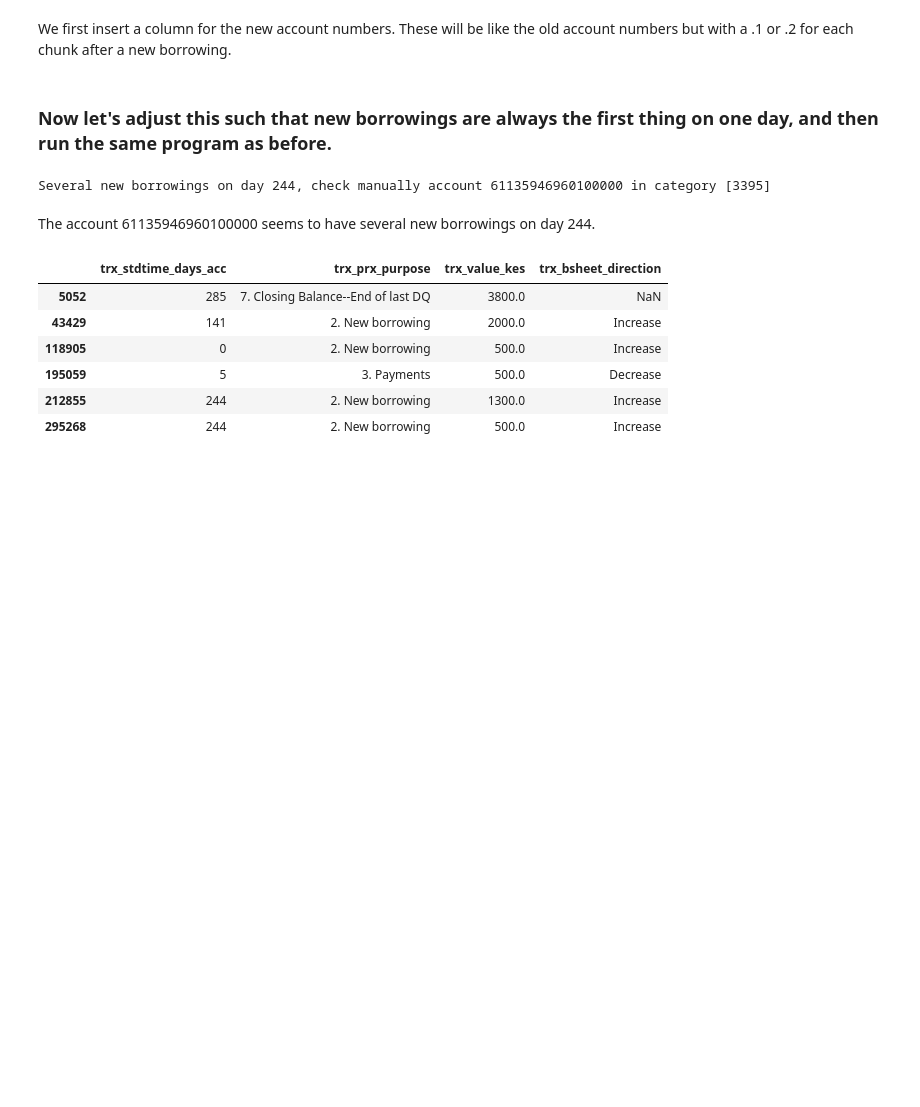
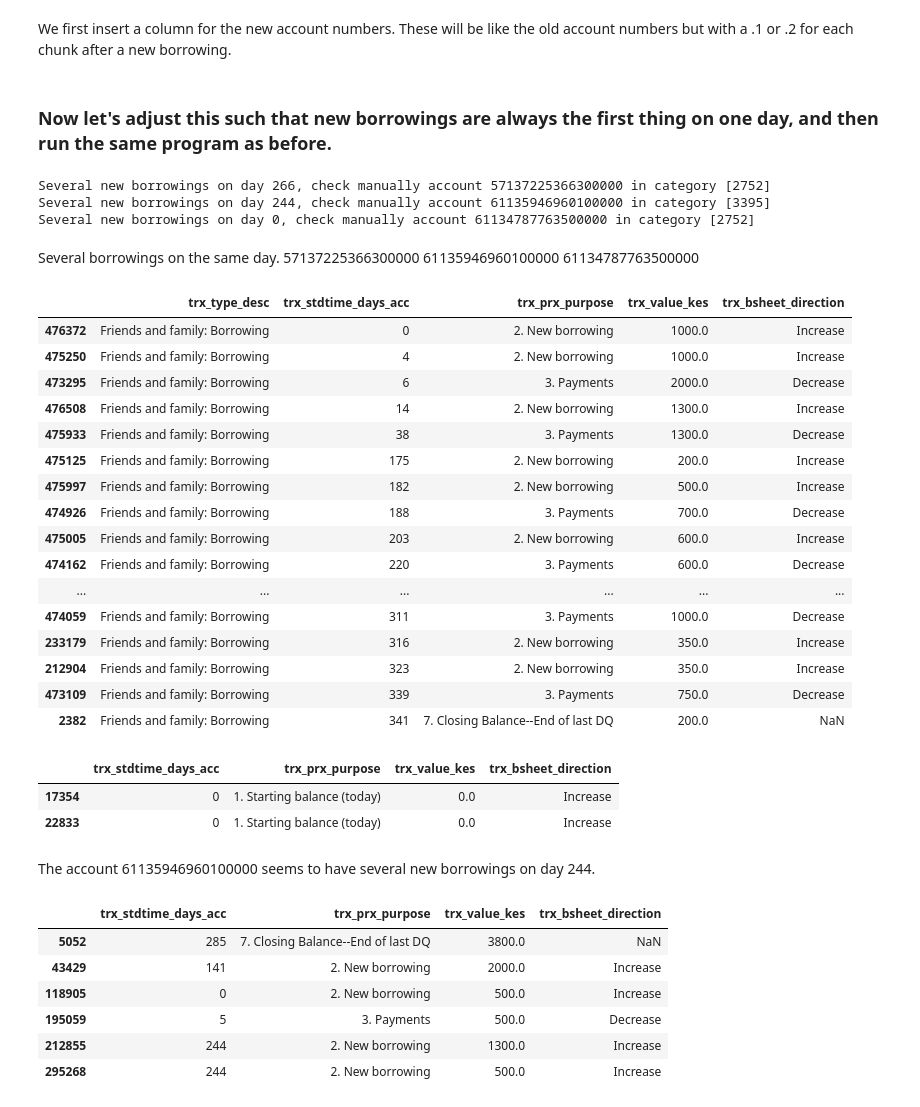
Before and after one commit to julclu/kenya_financial_diaries, a Jupyter notebook: ella/Pure_Truncation_Ella.ipynb, the cells around one changed output. Drawn from its saved outputs; the diff is of its cells as text; code cells hidden in the pictures; blank space fills up the shorter version.

```diff
--- a/ella/Pure_Truncation_Ella.ipynb
+++ b/ella/Pure_Truncation_Ella.ipynb
@@ -69,7 +75,9 @@ dfb.insert(df.columns.get_loc("account_ids")+1,"new_account_ids", ["-"]*(dfb.sha
 # %% [markdown]
 ### Now let's adjust this such that new borrowings are always the first thing on one day, and then run the same program as before.
 # %%
+accs = []
 for acc in dfb["account_ids"].unique():
+    accs.append(acc)
     i=0
     # we will use "indices" to save the reordered indices of the dataset for each unique loan
     indices = []
@@ -81,7 +89,7 @@ for acc in dfb["account_ids"].unique():
     # sort the dataset according to time
     lna = lna.sort_values("trx_stdtime_days_acc")
     # for each day in the dataset of the account, we check whether there was
-    # a new borrowingo or starting balance and if yes reorder
+    # a new borrowing or starting balance and if yes reorder
     for d in lna["trx_stdtime_days_acc"].unique():
         # if only one entry that day we just add the index to indices
         if lna[lna["trx_stdtime_days_acc"]==d].shape[0]==1:
@@ -91,6 +99,8 @@ for acc in dfb["account_ids"].unique():
             # if there are more than one new borrowings or starting balances, we need to check manually
             if lna[(lna["trx_stdtime_days_acc"]==d)&((lna["trx_prx_purpose"]=="2. New borrowing")|(lna["trx_prx_purpose"]=="2. New borrowinng (individual portion)")|(lna["trx_prx_purpose"]=="1. Starting balance (today)"))].shape[0]>1:
                 print("Several new borrowings on day " + str(d) +", check manually account " + acc + " in category "+ str(lna["trx_type_code"].unique()))
+                for i in lna[lna["trx_stdtime_days_acc"]==d].index:
+                            indices.append(i)
             #if there is exactly one new borrowing or starting balance that day (here we will need to check for each loan type what they exactly call new borrowings)
             elif lna[(lna["trx_stdtime_days_acc"]==d)&((lna["trx_prx_purpose"]=="2. New borrowing")|(lna["trx_prx_purpose"]=="2. New borrowinng (individual portion)")|(lna["trx_prx_purpose"]=="1. Starting balance (today)"))].shape[0]==1:
                 #for each type of new borrowing if there is one that day, put that index first into indices
@@ -124,7 +134,40 @@ for acc in dfb["account_ids"].unique():
         else:
              dfb.at[index,"new_account_ids"]=a
 # %% [output]
+Several new borrowings on day 266, check manually account 57137225366300000 in category [2752]
 Several new borrowings on day 244, check manually account 61135946960100000 in category [3395]
+Several new borrowings on day 0, check manually account 61134787763500000 in category [2752]
+# %% [markdown]
+Several borrowings on the same day.
+57137225366300000
+61135946960100000
+61134787763500000
+# %%
+df[df["account_ids"]=="57137225366300000"].sort_values("trx_stdtime_days_acc")[["trx_type_desc","trx_stdtime_days_acc","trx_prx_purpose","trx_value_kes","trx_bsheet_direction"]]
+# %% [output]
+|  | trx_type_desc | trx_stdtime_days_acc | trx_prx_purpose | trx_value_kes | trx_bsheet_direction |
+| 476372 | Friends and family: Borrowing | 0 | 2. New borrowing | 1000.0 | Increase |
+| 475250 | Friends and family: Borrowing | 4 | 2. New borrowing | 1000.0 | Increase |
+| 473295 | Friends and family: Borrowing | 6 | 3. Payments | 2000.0 | Decrease |
+| 476508 | Friends and family: Borrowing | 14 | 2. New borrowing | 1300.0 | Increase |
+| 475933 | Friends and family: Borrowing | 38 | 3. Payments | 1300.0 | Decrease |
+| 475125 | Friends and family: Borrowing | 175 | 2. New borrowing | 200.0 | Increase |
+| 475997 | Friends and family: Borrowing | 182 | 2. New borrowing | 500.0 | Increase |
+| 474926 | Friends and family: Borrowing | 188 | 3. Payments | 700.0 | Decrease |
+| 475005 | Friends and family: Borrowing | 203 | 2. New borrowing | 600.0 | Increase |
+| 474162 | Friends and family: Borrowing | 220 | 3. Payments | 600.0 | Decrease |
+| ... | ... | ... | ... | ... | ... |
+| 474059 | Friends and family: Borrowing | 311 | 3. Payments | 1000.0 | Decrease |
+| 233179 | Friends and family: Borrowing | 316 | 2. New borrowing | 350.0 | Increase |
+| 212904 | Friends and family: Borrowing | 323 | 2. New borrowing | 350.0 | Increase |
+| 473109 | Friends and family: Borrowing | 339 | 3. Payments | 750.0 | Decrease |
+| 2382 | Friends and family: Borrowing | 341 | 7. Closing Balance--End of last DQ | 200.0 | NaN |
+# %%
+df[df["account_ids"]=="61134787763500000"][["trx_stdtime_days_acc","trx_prx_purpose","trx_value_kes","trx_bsheet_direction"]]
+# %% [output]
+|  | trx_stdtime_days_acc | trx_prx_purpose | trx_value_kes | trx_bsheet_direction |
+| 17354 | 0 | 1. Starting balance (today) | 0.0 | Increase |
+| 22833 | 0 | 1. Starting balance (today) | 0.0 | Increase |
 # %% [markdown]
 The account 61135946960100000 seems to have several new borrowings on day 244.
 # %%
```
Also changed, not shown: parts of 13 cells of this notebook, 3 other files.
